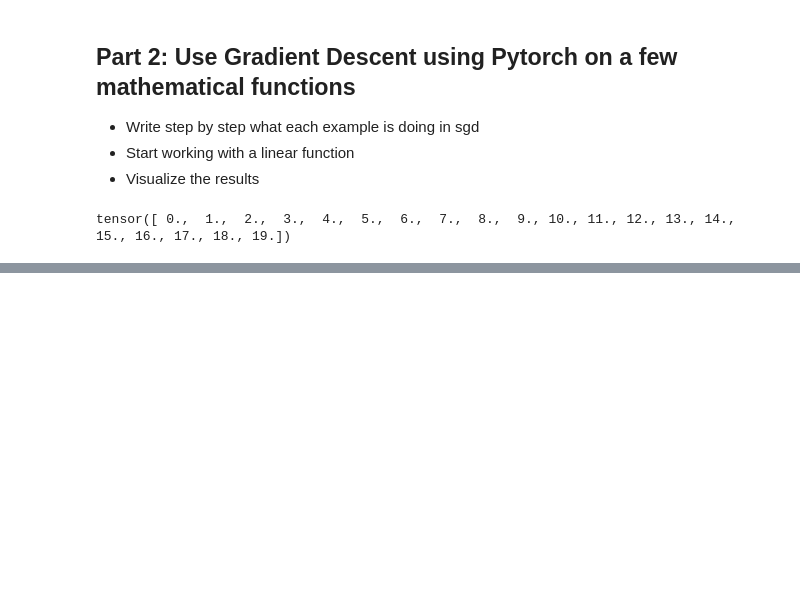
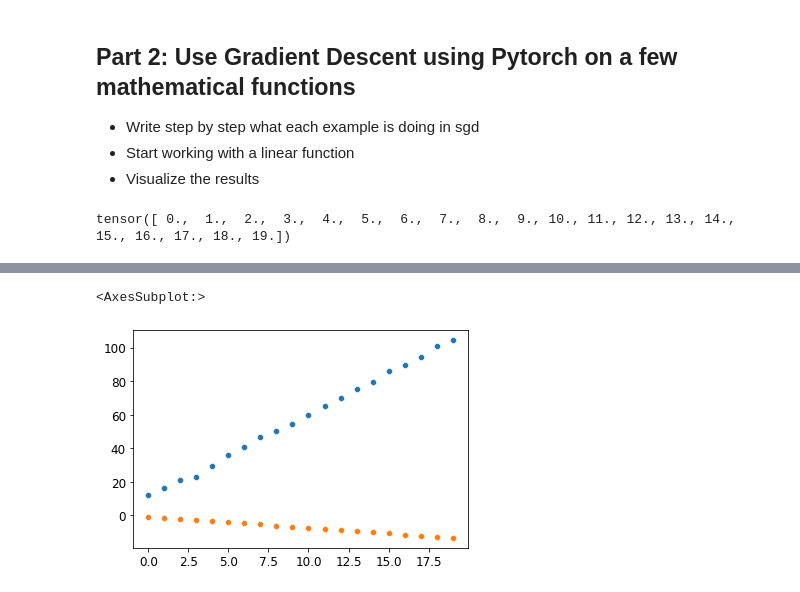
Before and after one commit to Nick-palmar/fast_book, a Jupyter notebook: 04_gradient_descent_practice.ipynb, the cells around one changed output, grey strips where cells are left out. Cells and saved outputs as stored; diff of their text form; code cells hidden in the pictures; blank space fills up the shorter version.

```diff
--- a/04_gradient_descent_practice.ipynb
+++ b/04_gradient_descent_practice.ipynb
@@ -129,0 +195,4 @@ tensor([ 0.,  1.,  2.,  3.,  4.,  5.,  6.,  7.,  8.,  9., 10., 11., 12., 13., 14
+# %%
+# create a simple loss function using mae
+def get_mae(temp, model):
+    return (temp - model).abs().mean()
@@ -129,0 +235,21 @@ tensor([ 0.,  1.,  2.,  3.,  4.,  5.,  6.,  7.,  8.,  9., 10., 11., 12., 13., 14
+# %%
+def apply_step(params, input_data, lr=0.01):
+    # get the current model for the params
+    curr_model = get_curr_line_model(x_points, params)
+    # first calculate the loss
+    loss = get_mae(curr_model, input_data)
+    # find the gradients of the loss
+    loss.backward()
+    # step the loss
+    params.data -= lr * params.grad.data
+
+    # set the new gradients to none
+    params.grad = None
+
+    # return the model at the beginning of the function
+    return curr_model
+# %%
+compare_models(apply_step(line_model_params, line_y).detach().numpy(), line_y, x_points)
+# %% [output]
+<AxesSubplot:>
+[figure, added]
```
Also changed, not shown: parts of 34 cells of this notebook.
